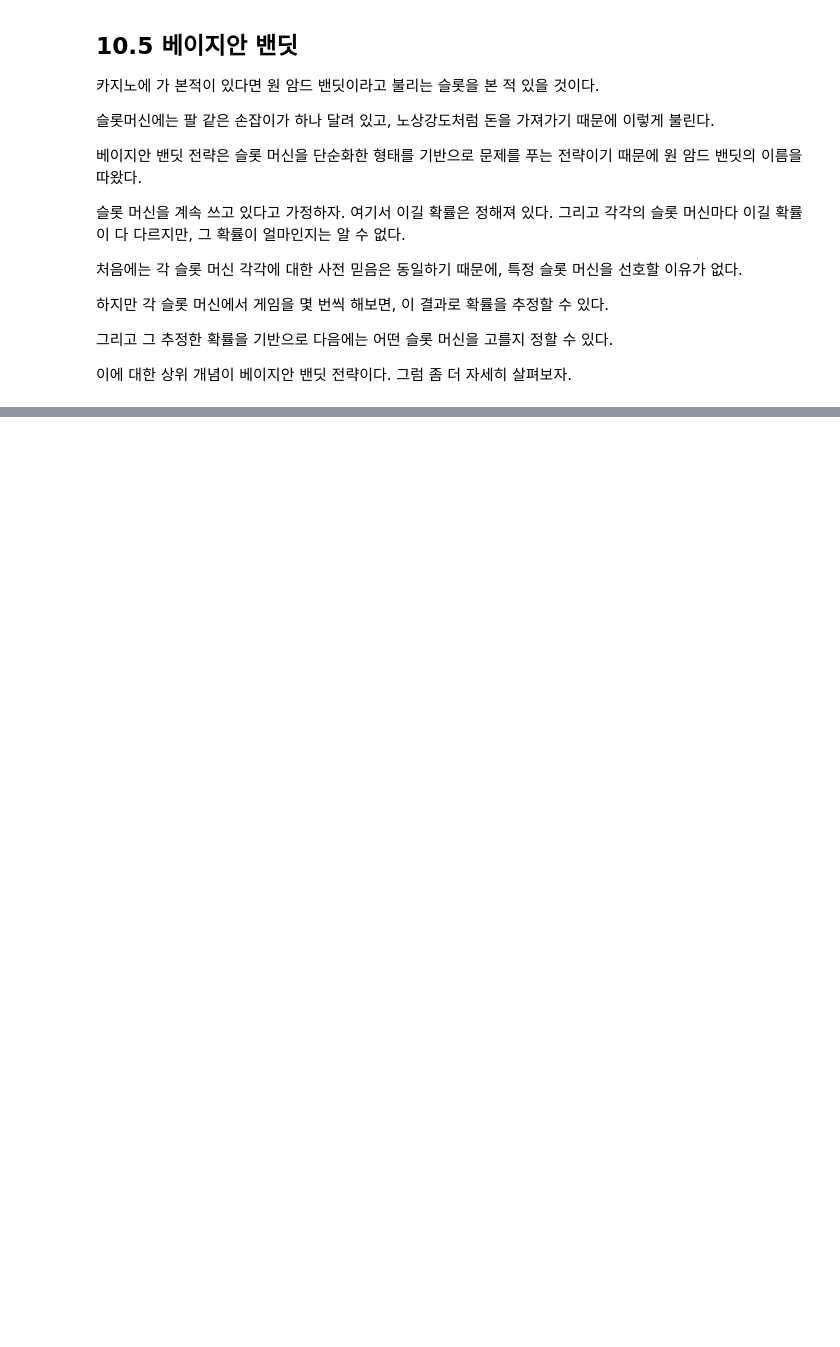
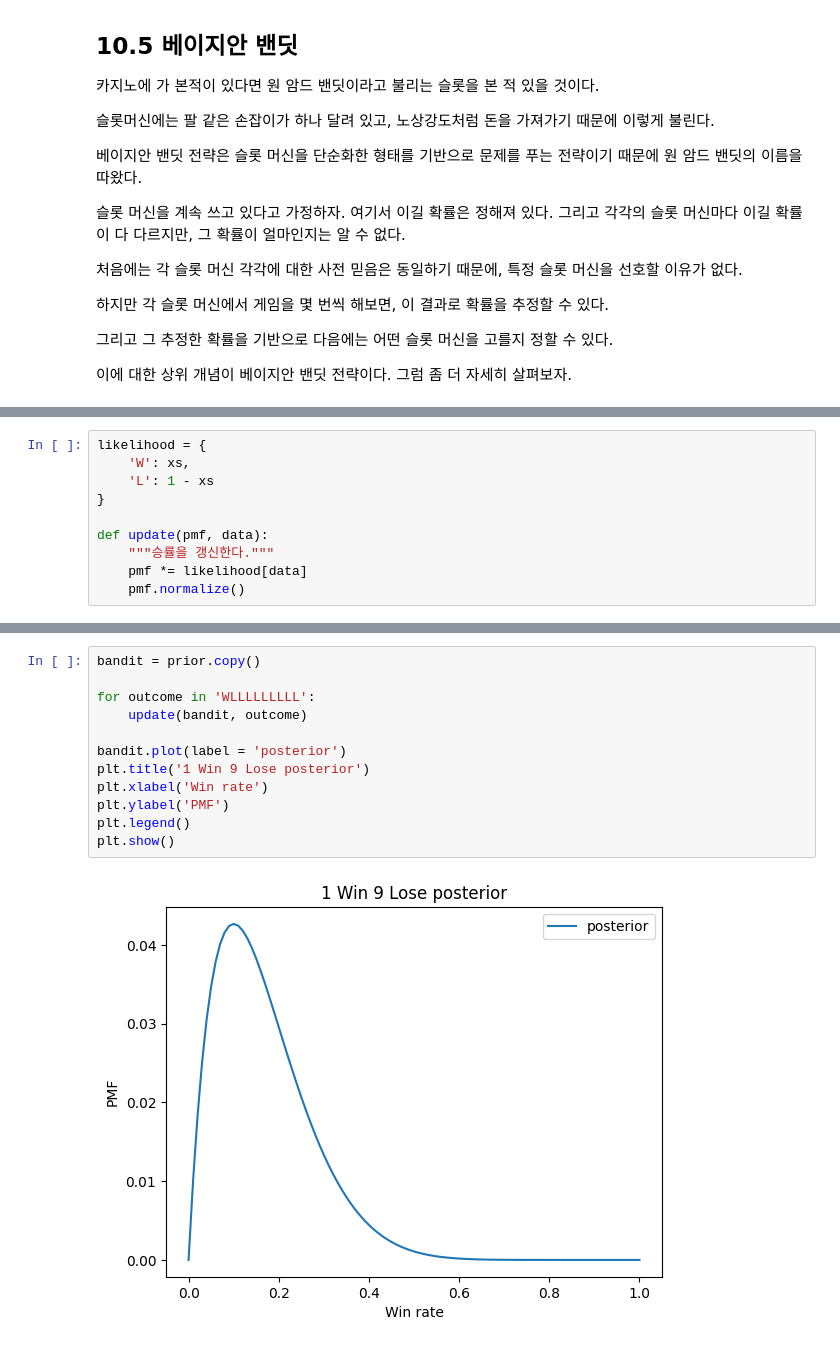
Before and after one commit to KO-JUNSUNG/TIL, a Jupyter notebook: Bayes/10.ipynb, the cells around one changed output, grey strips where cells are left out. Drawn from its saved outputs; the diff is of its cells as text; blank space fills up the shorter version.

```diff
--- a/Bayes/10.ipynb
+++ b/Bayes/10.ipynb
@@ -282,0 +315,10 @@ biased_triangle.plot()
+# %%
+likelihood = {
+    'W': xs,
+    'L': 1 - xs
+}
+
+def update(pmf, data):
+    """승률을 갱신한다."""
+    pmf *= likelihood[data]
+    pmf.normalize()
@@ -282,0 +333,14 @@ biased_triangle.plot()
+# %%
+bandit = prior.copy()
+
+for outcome in 'WLLLLLLLLL':
+    update(bandit, outcome)
+
+bandit.plot(label = 'posterior')
+plt.title('1 Win 9 Lose posterior')
+plt.xlabel('Win rate')
+plt.ylabel('PMF')
+plt.legend()
+plt.show()
+# %% [output]
+[figure, added]
```
Also changed, not shown: parts of 37 cells of this notebook.
